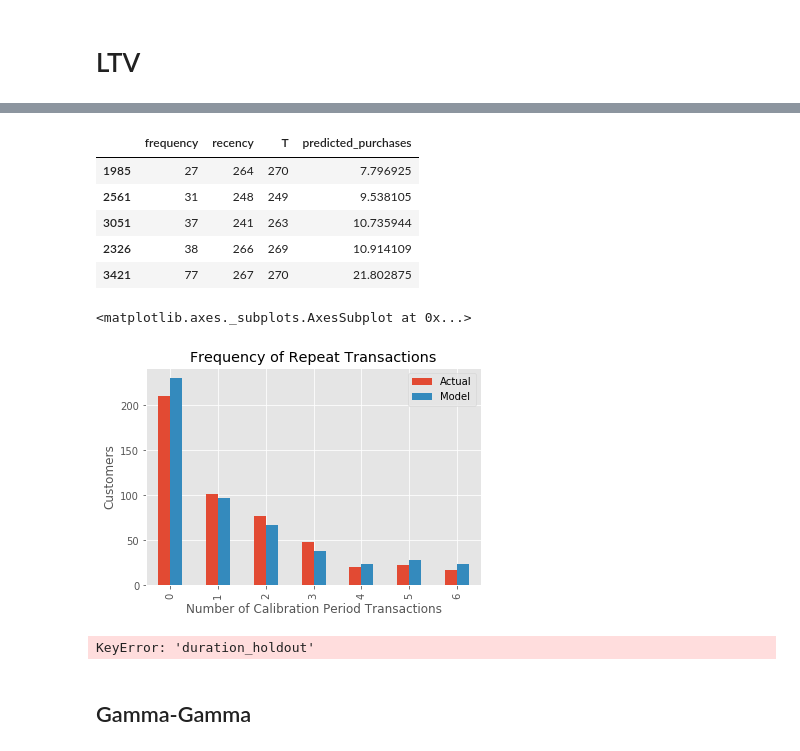
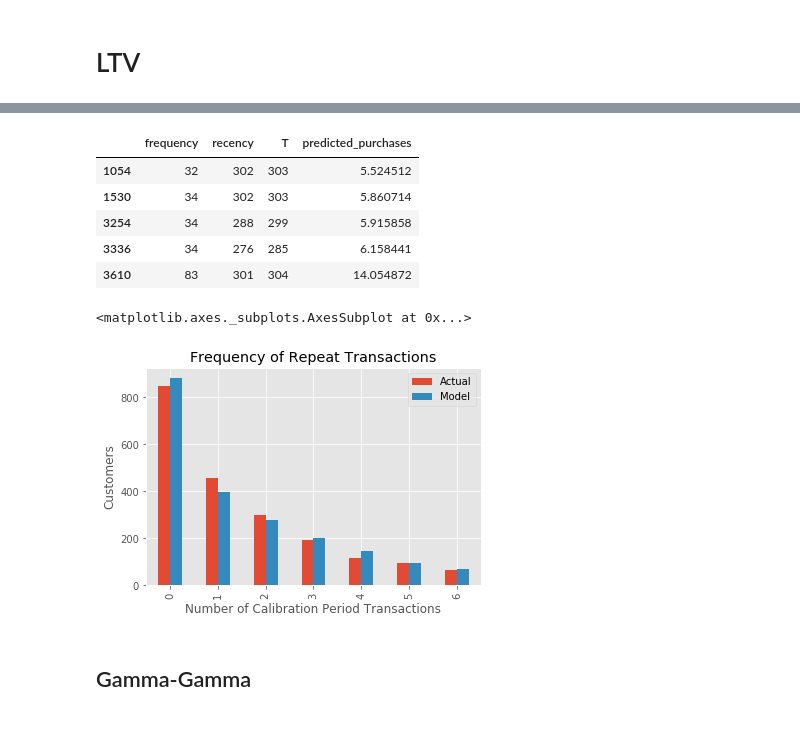
Before and after one commit to constiny/LTV, a Jupyter notebook: model.ipynb, the cells around one changed output, grey strips where cells are left out. Saved outputs shown, nothing was run; the diff lists cells and outputs as text; code cells hidden in the pictures.

```diff
--- a/model.ipynb
+++ b/model.ipynb
@@ -903,4 +726,10 @@ X_train2, X_test2, y_train2, y_test2 = train_test_split(X, y2, shuffle=True, tes
 # %%
 df_RFM = X_test
 # %%
-df_RFM["T"] = (pd.to_datetime("2011-10-01") - pd.to_datetime(df_RFM["first_purchase_date"]) ).apply(lambda x:x.days)
+df_RFM["T"] = (pd.to_datetime("2011-10-01") - pd.to_datetime(
+                df_RFM["first_purchase_date"]) ).apply(lambda x:x.days)
+df_RFM["recency"] = (pd.to_datetime(df_RFM["last_purchase_date"])
+                     - pd.to_datetime(df_RFM["first_purchase_date"])).apply(lambda x:x.days)
+df_RFM["frequency"] = (df_RFM["total_purchases"] - 1)
+
+data = df_RFM[["frequency", "recency", "T"]]
@@ -974,6 +802,7 @@ bgf.summary
 # %%
 from lifetimes.fitters.pareto_nbd_fitter import ParetoNBDFitter
 # %%
-bgf = ParetoNBDFitter(penalizer_coef=0.01)
+bgf = ParetoNBDFitter(penalizer_coef=0.04)
+
 bgf.fit(data['frequency'], data['recency'], data['T'])
 # %% [output]
@@ -995,17 +828,17 @@ plot_probability_alive_matrix(bgf)
 # %%
-t = 91
+t = 61
 data['predicted_purchases'] = bgf.conditional_expected_number_of_purchases_up_to_time(t, data['frequency'], data['recency'], data['T'])
 data.sort_values(by='predicted_purchases').tail(5)
 # %% [output]
 |  | frequency | recency | T | predicted_purchases |
-| 1985 | 27 | 264 | 270 | 7.796925 |
-| 2561 | 31 | 248 | 249 | 9.538105 |
-| 3051 | 37 | 241 | 263 | 10.735944 |
-| 2326 | 38 | 266 | 269 | 10.914109 |
-| 3421 | 77 | 267 | 270 | 21.802875 |
+| 1054 | 32 | 302 | 303 | 5.524512 |
+| 1530 | 34 | 302 | 303 | 5.860714 |
+| 3254 | 34 | 288 | 299 | 5.915858 |
+| 3336 | 34 | 276 | 285 | 6.158441 |
+| 3610 | 83 | 301 | 304 | 14.054872 |
 # %%
 from lifetimes.plotting import plot_period_transactions
 plot_period_transactions(bgf)
 # %% [output]
 <matplotlib.axes._subplots.AxesSubplot at 0x...>
-[figure, old version]
+[figure, new version]
@@ -1019,10 +845,3 @@ print(summary_cal_holdout.head())
-# %%
-from lifetimes.plotting import plot_calibration_purchases_vs_holdout_purchases
-
-bgf.fit(data['frequency'], data['recency'], data['T'])
-plot_calibration_purchases_vs_holdout_purchases(bgf, data)
-# %% [output]
-KeyError: 'duration_holdout'
 # %% [markdown]
 ## Gamma-Gamma
 # %%
```
Also changed, not shown: parts of 138 cells of this notebook.
